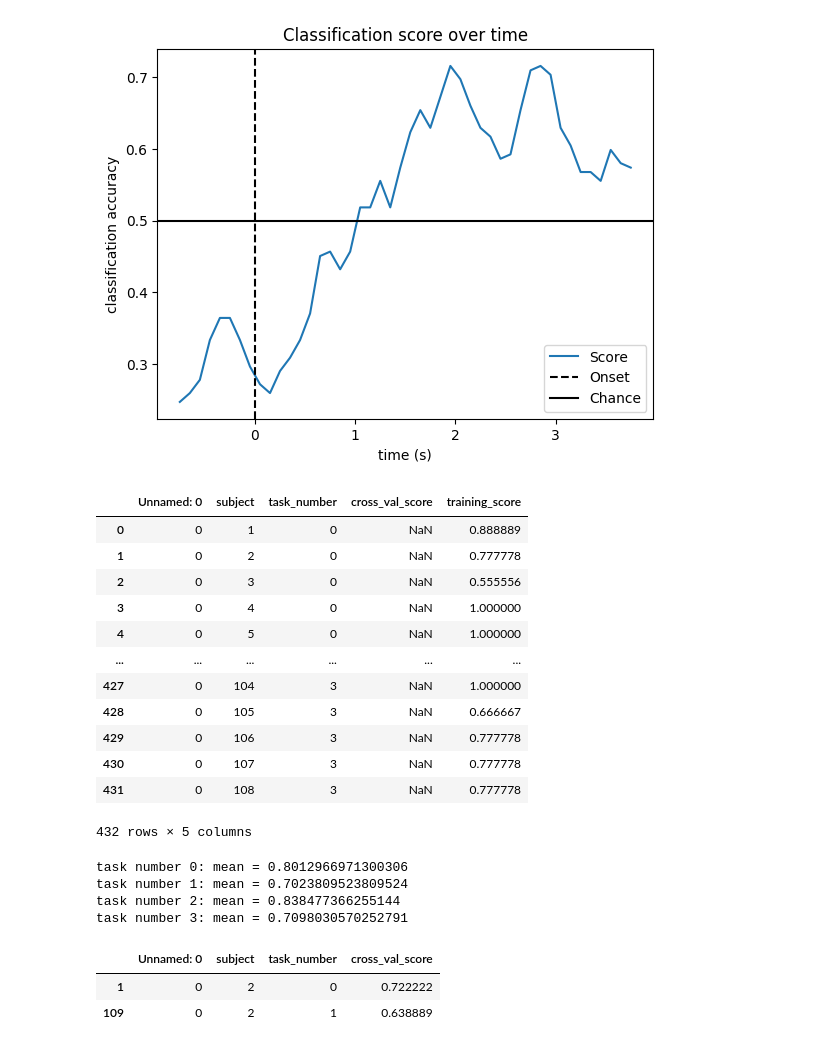
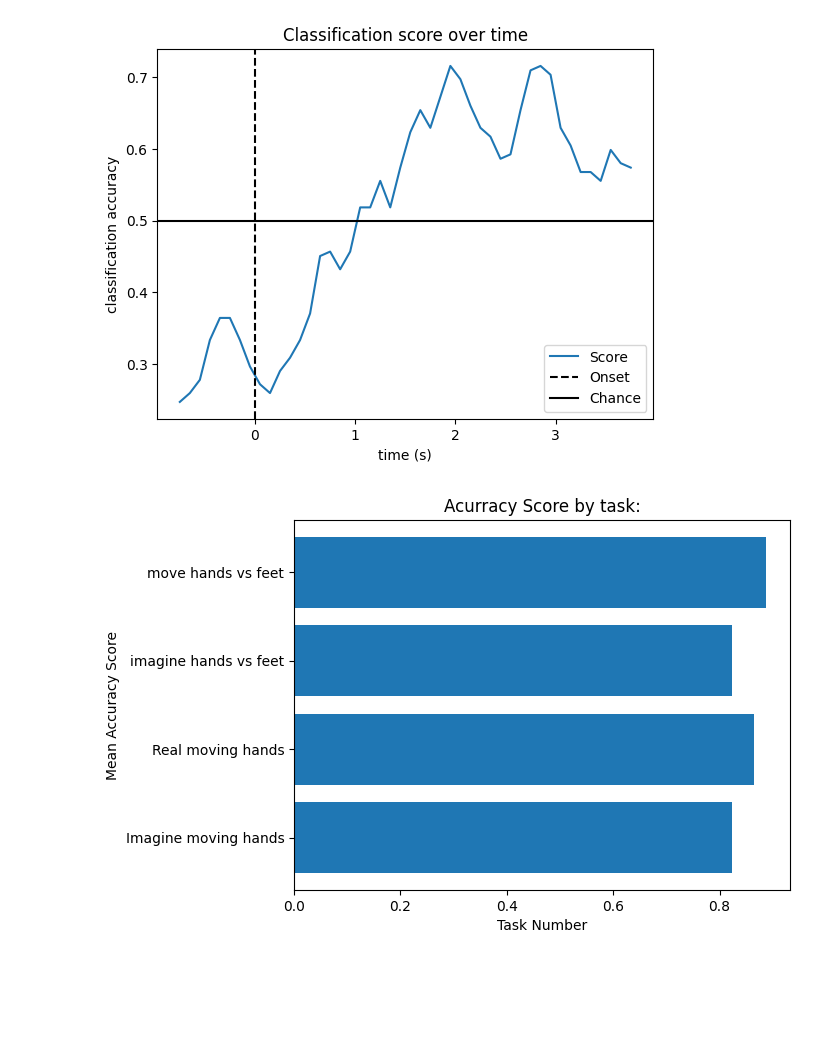
Before and after one commit to deyaberger/total_perspectiv_vortex, a Jupyter notebook: src/treatment.ipynb, the cells around one changed output. Cells and saved outputs as stored; diff of their text form; code cells hidden in the pictures; blank space fills up the shorter version.

Commit message:
avec plots

```diff
--- a/src/treatment.ipynb
+++ b/src/treatment.ipynb
@@ -264,36 +263,12 @@ df = pd.read_csv("./results/training.csv")
-# %%
-df
-# %% [output]
-|  | Unnamed: 0 | subject | task_number | cross_val_score | training_score |
-| 0 | 0 | 1 | 0 | NaN | 0.888889 |
-| 1 | 0 | 2 | 0 | NaN | 0.777778 |
-| 2 | 0 | 3 | 0 | NaN | 0.555556 |
-| 3 | 0 | 4 | 0 | NaN | 1.000000 |
-| 4 | 0 | 5 | 0 | NaN | 1.000000 |
-| ... | ... | ... | ... | ... | ... |
-| 427 | 0 | 104 | 3 | NaN | 1.000000 |
-| 428 | 0 | 105 | 3 | NaN | 0.666667 |
-| 429 | 0 | 106 | 3 | NaN | 0.777778 |
-| 430 | 0 | 107 | 3 | NaN | 0.777778 |
-| 431 | 0 | 108 | 3 | NaN | 0.777778 |
-432 rows × 5 columns
-# %%
-for i in range(4):
-    mean = df.loc[df['task_number'] == i]["training_score"].mean()
-    print(f"task number {i}: mean = {mean}")
-
-print()
-for i in range(1, 109):
-    mean_s = df.loc[df['subject'] == i]["training_score"].mean()
-    print(f"Subject {i}: mean = {mean}")
-# %% [output]
-task number 0: mean = 0.8012966971300306
-task number 1: mean = 0.7023809523809524
-task number 2: mean = 0.838477366255144
-task number 3: mean = 0.7098030570252791
-# %%
-df.loc[df['subject'] == 2]
-# %% [output]
-|  | Unnamed: 0 | subject | task_number | cross_val_score |
-| 1 | 0 | 2 | 0 | 0.722222 |
-| 109 | 0 | 2 | 1 | 0.638889 |
+# %%
+df = pd.read_csv("./results/training_final.csv", index_col=False)
+df['task_name'] = df['task_number'].map(lambda x: tasks[x]['name'])
+# %%
+means = df.groupby(['task_name'])['training_score'].mean()
+plt.barh(means.index, means)
+plt.xlabel('Task Number')
+plt.ylabel('Mean Accuracy Score')
+plt.title("Acurracy Score by task:")
+plt.show()
+# %% [output]
+[figure, added]
```
Also changed, not shown: parts of 5 cells of this notebook, 5 other files.
